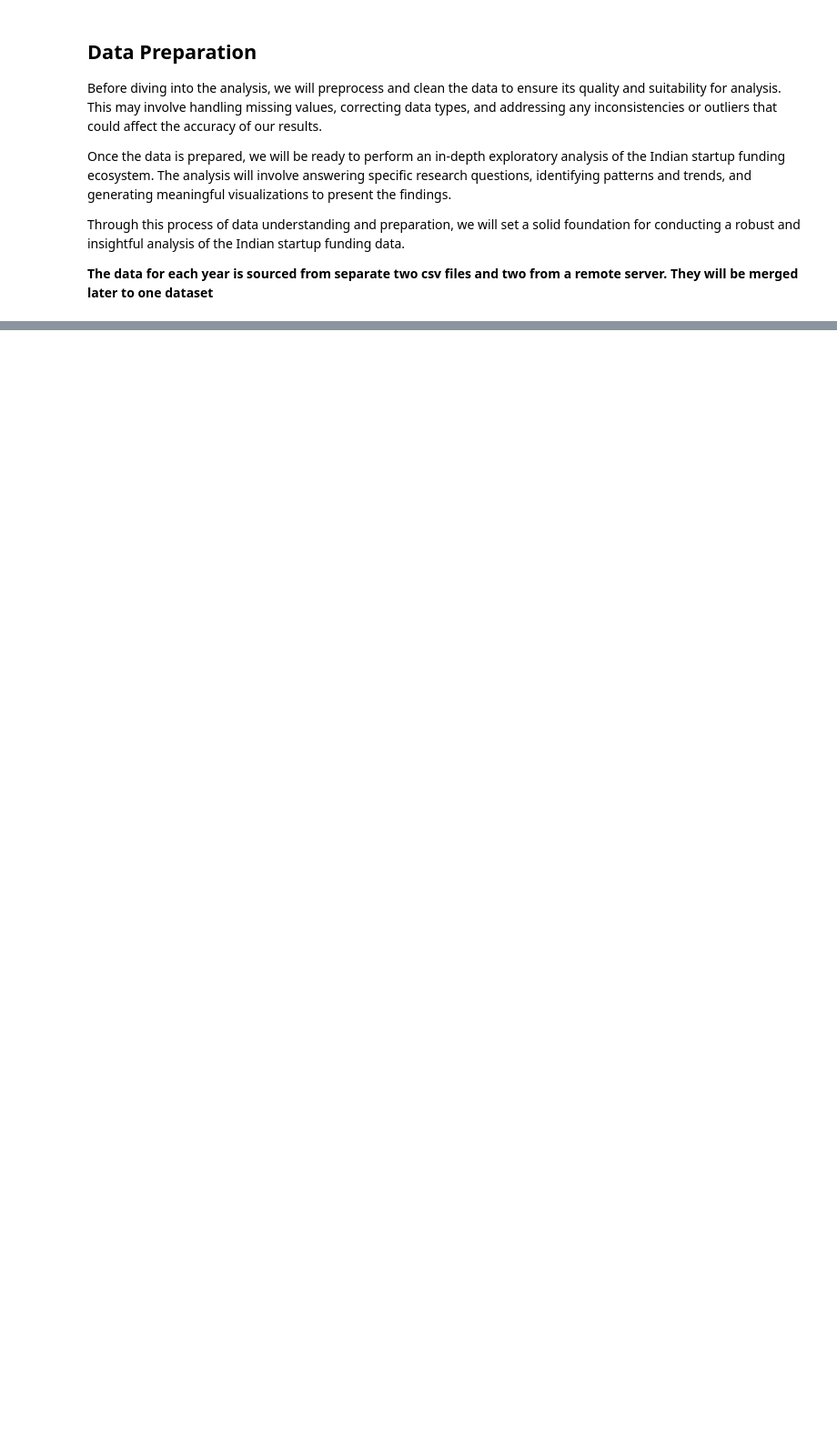
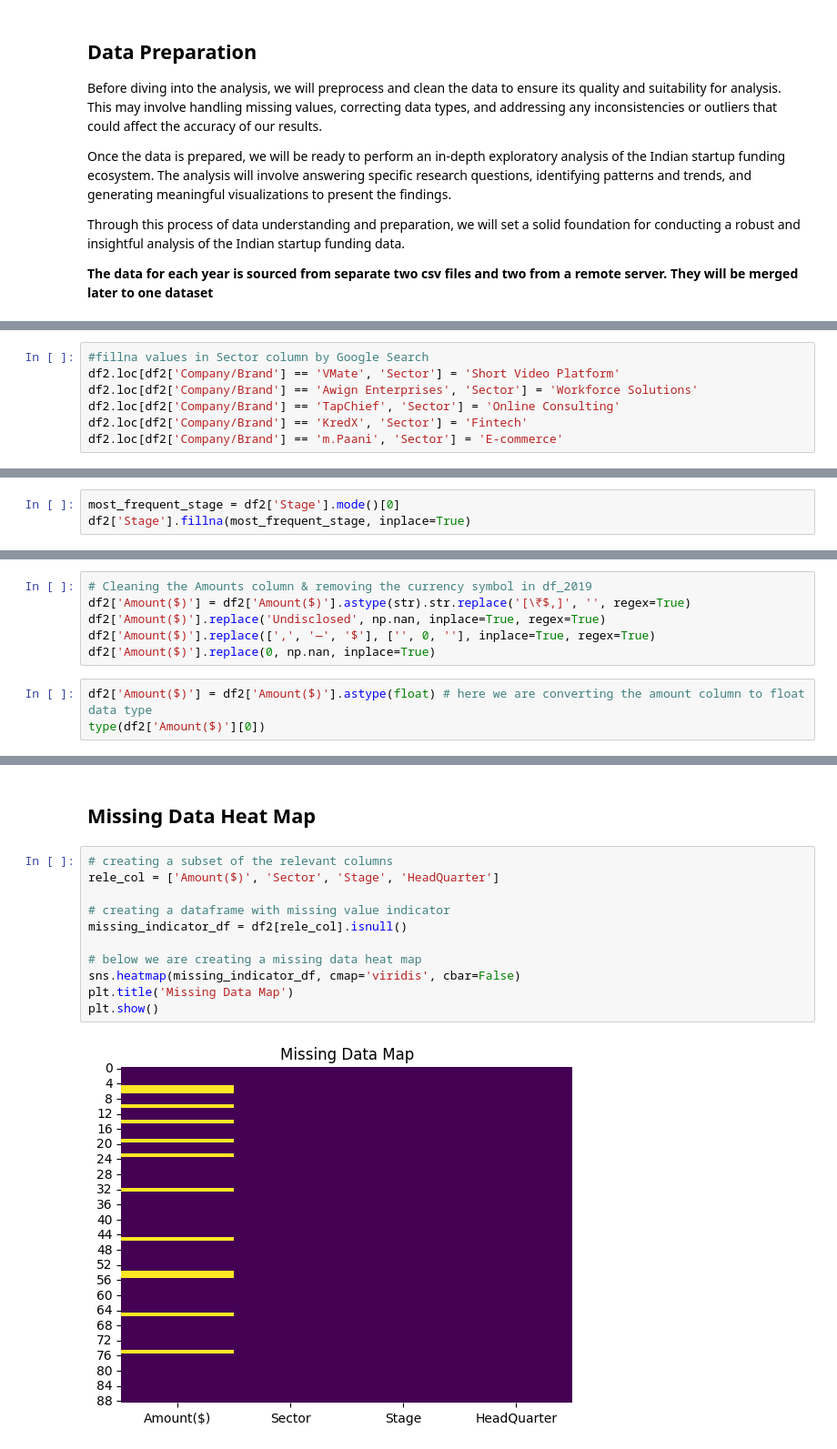
Before and after one commit to Faith-theAnalyst/Indian_Startup_Analysis, a Jupyter notebook: indian_startup_analysis.ipynb, the cells around one changed output, grey strips where cells are left out. Shown at 91% size. Saved outputs shown, nothing was run; the diff lists cells and outputs as text; blank space fills up the shorter version.

```diff
--- a/indian_startup_analysis.ipynb
+++ b/indian_startup_analysis.ipynb
@@ -122,0 +860,7 @@ Through this process of data understanding and preparation, we will set a solid
+# %%
+#fillna values in Sector column by Google Search
+df2.loc[df2['Company/Brand'] == 'VMate', 'Sector'] = 'Short Video Platform'
+df2.loc[df2['Company/Brand'] == 'Awign Enterprises', 'Sector'] = 'Workforce Solutions'
+df2.loc[df2['Company/Brand'] == 'TapChief', 'Sector'] = 'Online Consulting'
+df2.loc[df2['Company/Brand'] == 'KredX', 'Sector'] = 'Fintech'
+df2.loc[df2['Company/Brand'] == 'm.Paani', 'Sector'] = 'E-commerce'
@@ -122,0 +921,3 @@ Through this process of data understanding and preparation, we will set a solid
+# %%
+most_frequent_stage = df2['Stage'].mode()[0]
+df2['Stage'].fillna(most_frequent_stage, inplace=True)
@@ -122,0 +1009,9 @@ Through this process of data understanding and preparation, we will set a solid
+# %%
+# Cleaning the Amounts column & removing the currency symbol in df_2019
+df2['Amount($)'] = df2['Amount($)'].astype(str).str.replace('[\₹$,]', '', regex=True)
+df2['Amount($)'].replace('Undisclosed', np.nan, inplace=True, regex=True)
+df2['Amount($)'].replace([',', '—', '$'], ['', 0, ''], inplace=True, regex=True)
+df2['Amount($)'].replace(0, np.nan, inplace=True)
+# %%
+df2['Amount($)'] = df2['Amount($)'].astype(float) # here we are converting the amount column to float data type
+type(df2['Amount($)'][0])
@@ -122,0 +1120,15 @@ Through this process of data understanding and preparation, we will set a solid
+# %% [markdown]
+## Missing Data Heat Map
+# %%
+# creating a subset of the relevant columns
+rele_col = ['Amount($)', 'Sector', 'Stage', 'HeadQuarter']
+
+# creating a dataframe with missing value indicator
+missing_indicator_df = df2[rele_col].isnull()
+
+# below we are creating a missing data heat map
+sns.heatmap(missing_indicator_df, cmap='viridis', cbar=False)
+plt.title('Missing Data Map')
+plt.show()
+# %% [output]
+[figure, added]
```
Also changed, not shown: parts of 126 cells of this notebook, 3 other files.
